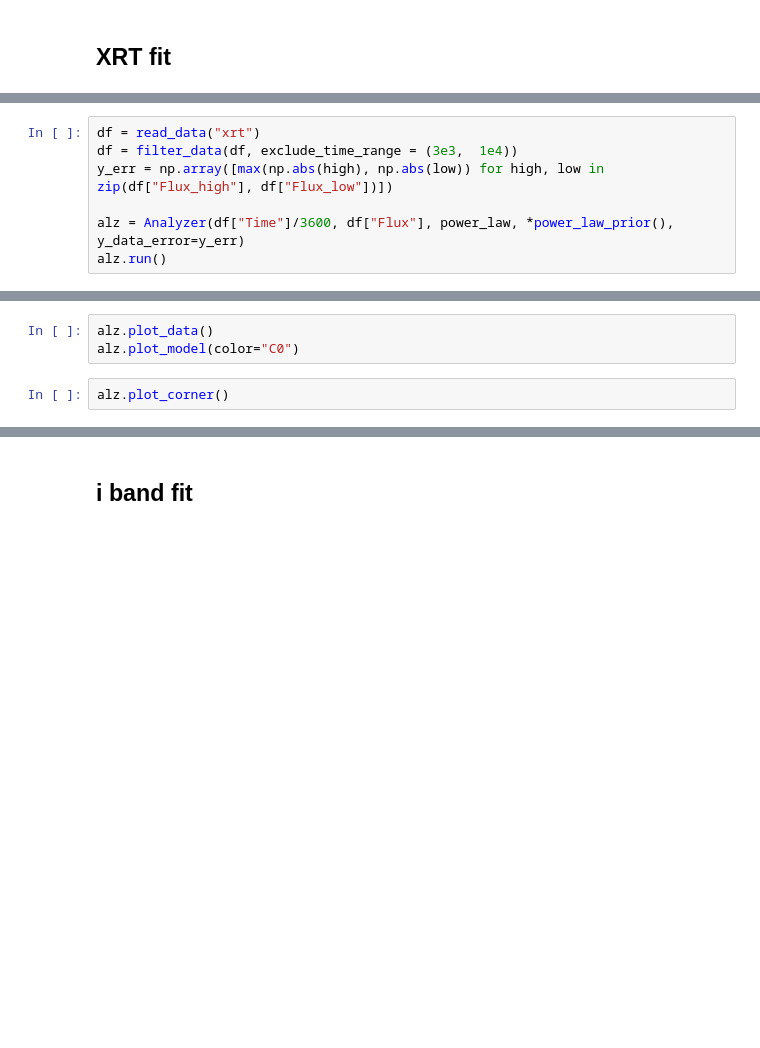
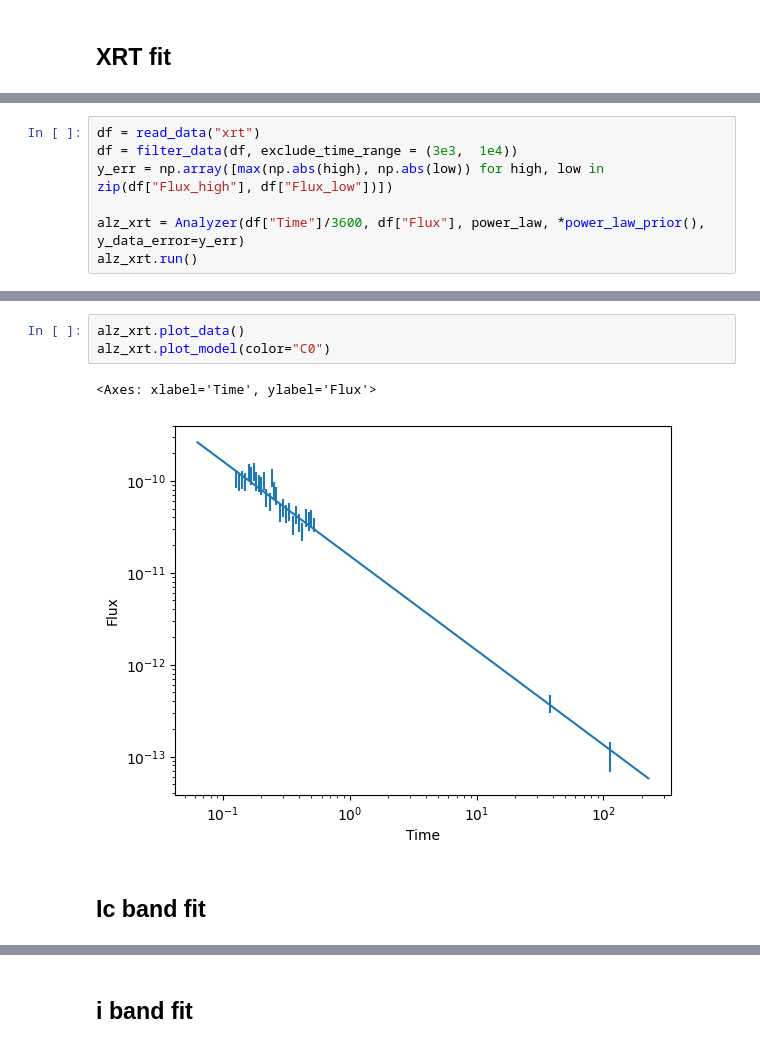
Before and after one commit to 7DimensionalTelescope/GRB251013C, a Jupyter notebook: run.ipynb, the cells around one changed output, grey strips where cells are left out. Cells and saved outputs as stored; diff of their text form; blank space fills up the shorter version.

```diff
--- a/run.ipynb
+++ b/run.ipynb
@@ -16,5 +22,5 @@ df = read_data("xrt")
 df = filter_data(df, exclude_time_range = (3e3,  1e4))
 y_err = np.array([max(np.abs(high), np.abs(low)) for high, low in zip(df["Flux_high"], df["Flux_low"])])
 
-alz = Analyzer(df["Time"]/3600, df["Flux"], power_law, *power_law_prior(), y_data_error=y_err)
-alz.run()
+alz_xrt = Analyzer(df["Time"]/3600, df["Flux"], power_law, *power_law_prior(), y_data_error=y_err)
+alz_xrt.run()
@@ -21,5 +39,8 @@ alz.run()
 # %%
-alz.plot_data()
-alz.plot_model(color="C0")
+alz_xrt.plot_data()
+alz_xrt.plot_model(color="C0")
+# %% [output]
+<Axes: xlabel='Time', ylabel='Flux'>
+[figure, added]
-# %%
-alz.plot_corner()
+# %% [markdown]
+## Ic band fit
```
Also changed, not shown: parts of 19 cells of this notebook, 8 other files.
